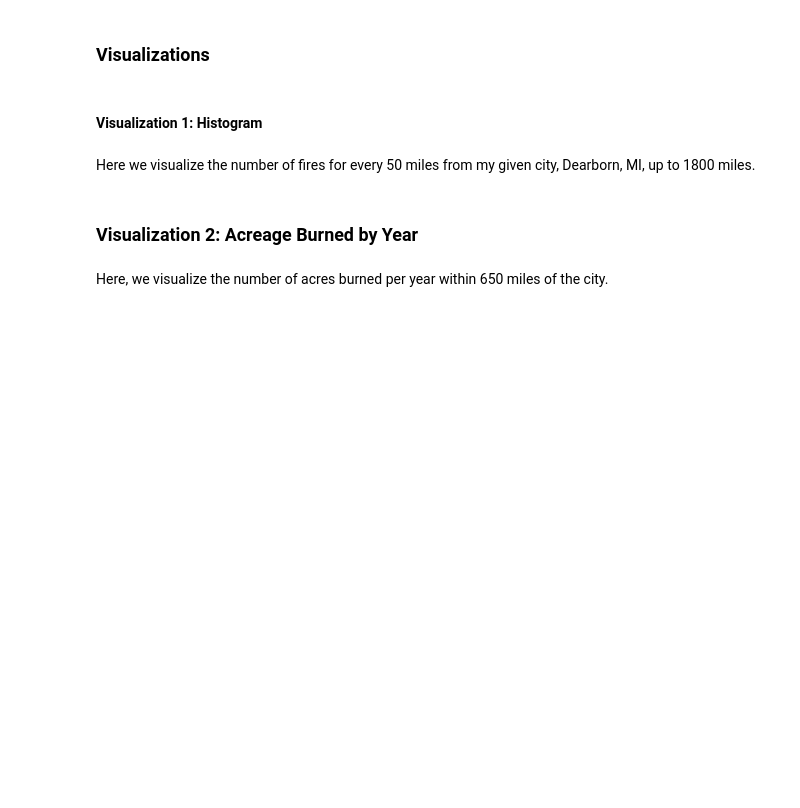
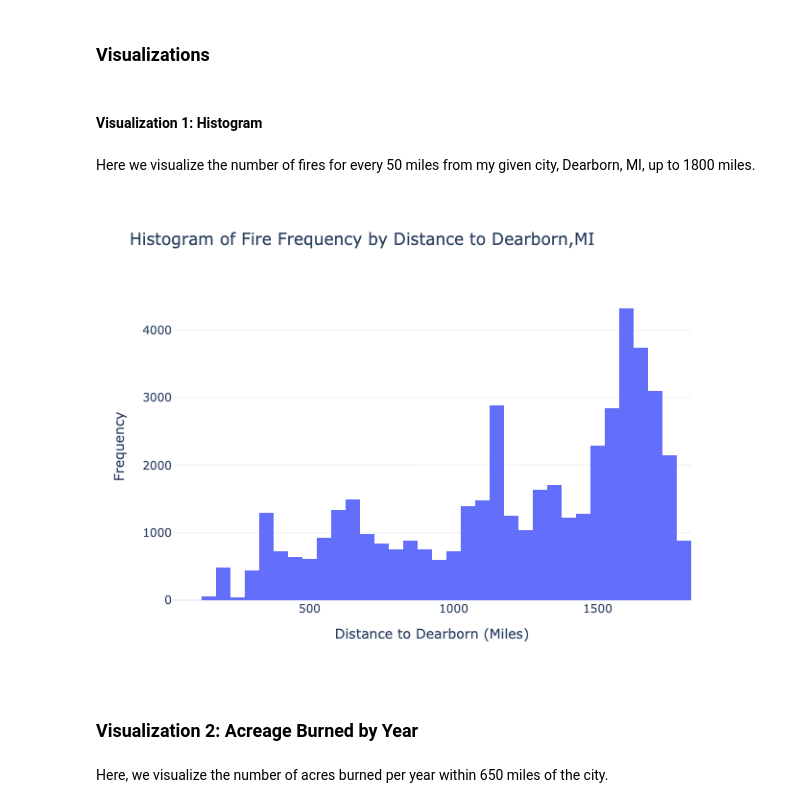
Before and after one commit to SSGurajala/DATA512, a Jupyter notebook: data-512-common-analysis/src/notebooks/data_analysis.ipynb, the cells around one changed output. Drawn from its saved outputs; the diff is of its cells as text; code cells hidden in the pictures; blank space fills up the shorter version.

Commit message:
render plots

```diff
--- a/data-512-common-analysis/src/notebooks/data_analysis.ipynb
+++ b/data-512-common-analysis/src/notebooks/data_analysis.ipynb
@@ -47,16 +49,19 @@ Here we visualize the number of fires for every 50 miles from my given city, Dea
 # %%
 fig = go.Figure(data=[go.Histogram(
     x=fire_df['Distance_to_Dearborn'],
     xbins=dict(
         size=50
     )
 )])
 fig.update_layout(title_text='Histogram of Fire Frequency by Distance to Dearborn,MI',
                   xaxis_title="Distance to Dearborn (Miles)",
                   yaxis_title="Frequency",
                   template='plotly_white')
-fig.show()
 fig.write_image("./imgs/histogram_plot.png")
+img = Image.open("./imgs/histogram_plot.png")
+display(img)
+# %% [output]
+[figure, added]
 # %% [markdown]
 ### Visualization 2: Acreage Burned by Year
 # %% [markdown]
```
Also changed, not shown: parts of 5 cells of this notebook.
